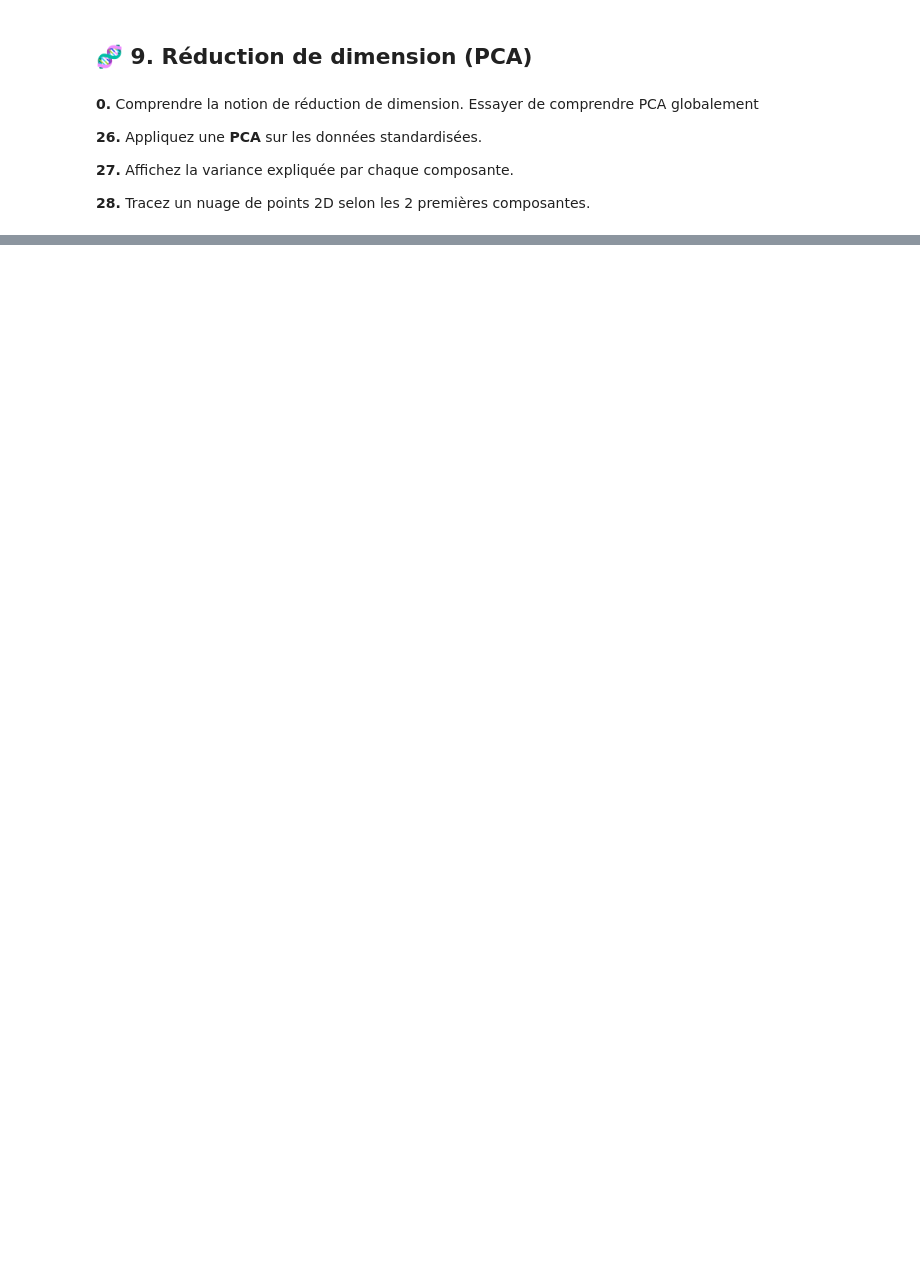
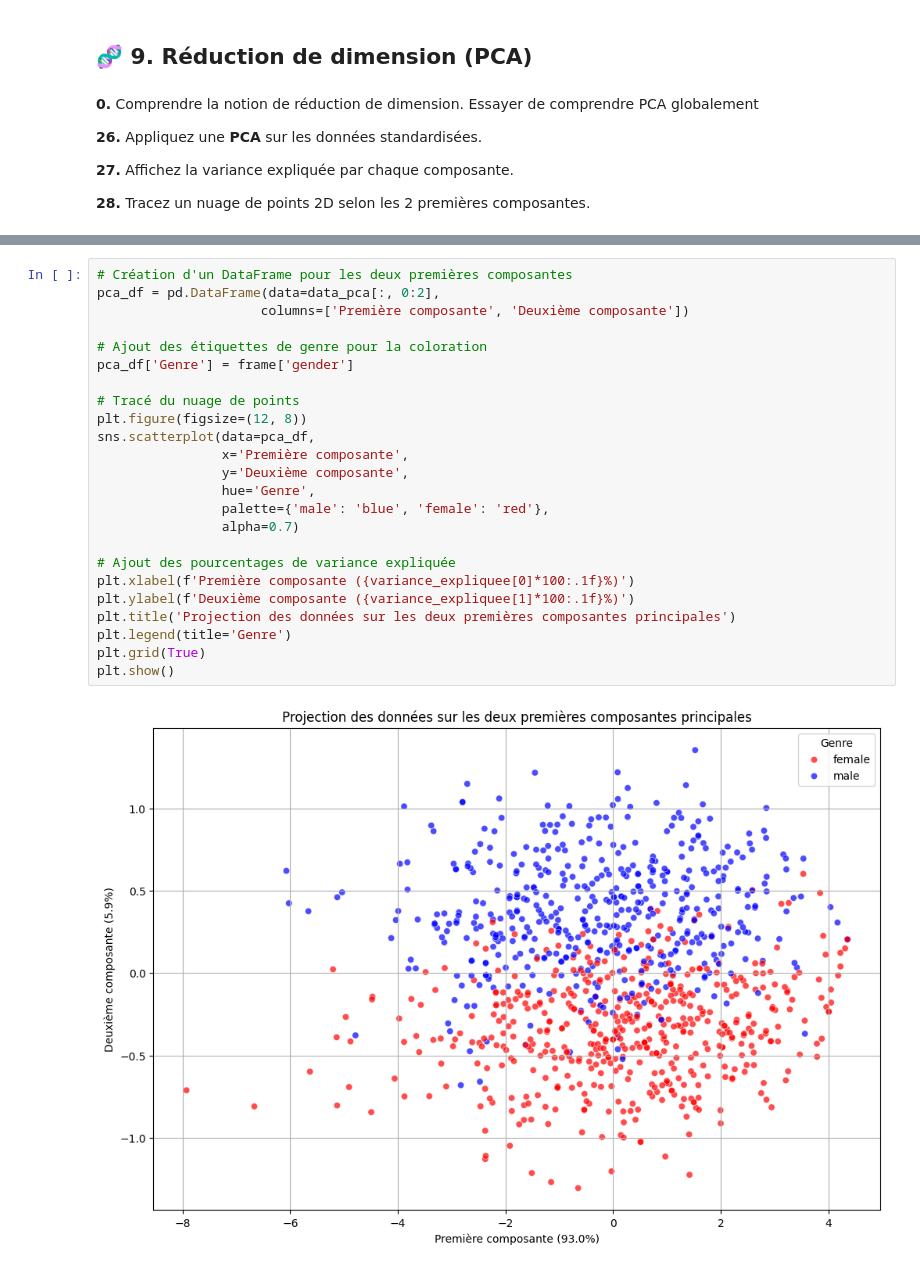
Before and after one commit to randy201/ML_deploy, a Jupyter notebook: 8_suite_tp_students_preparation.ipynb, the cells around one changed output, grey strips where cells are left out. Drawn from its saved outputs; the diff is of its cells as text; blank space fills up the shorter version.

```diff
--- a/8_suite_tp_students_preparation.ipynb
+++ b/8_suite_tp_students_preparation.ipynb
@@ -32,0 +203,26 @@
+# %%
+# Création d'un DataFrame pour les deux premières composantes
+pca_df = pd.DataFrame(data=data_pca[:, 0:2],
+                     columns=['Première composante', 'Deuxième composante'])
+
+# Ajout des étiquettes de genre pour la coloration
+pca_df['Genre'] = frame['gender']
+
+# Tracé du nuage de points
+plt.figure(figsize=(12, 8))
+sns.scatterplot(data=pca_df,
+                x='Première composante',
+                y='Deuxième composante',
+                hue='Genre',
+                palette={'male': 'blue', 'female': 'red'},
+                alpha=0.7)
+
+# Ajout des pourcentages de variance expliquée
+plt.xlabel(f'Première composante ({variance_expliquee[0]*100:.1f}%)')
+plt.ylabel(f'Deuxième composante ({variance_expliquee[1]*100:.1f}%)')
+plt.title('Projection des données sur les deux premières composantes principales')
+plt.legend(title='Genre')
+plt.grid(True)
+plt.show()
+# %% [output]
+[figure, added]
```
Also changed, not shown: parts of 11 cells of this notebook, 2 other files.
